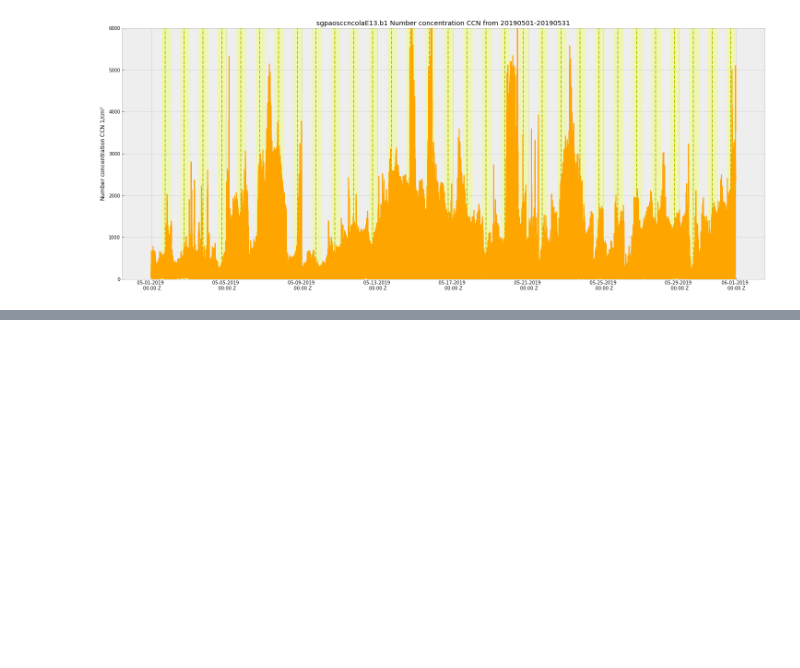
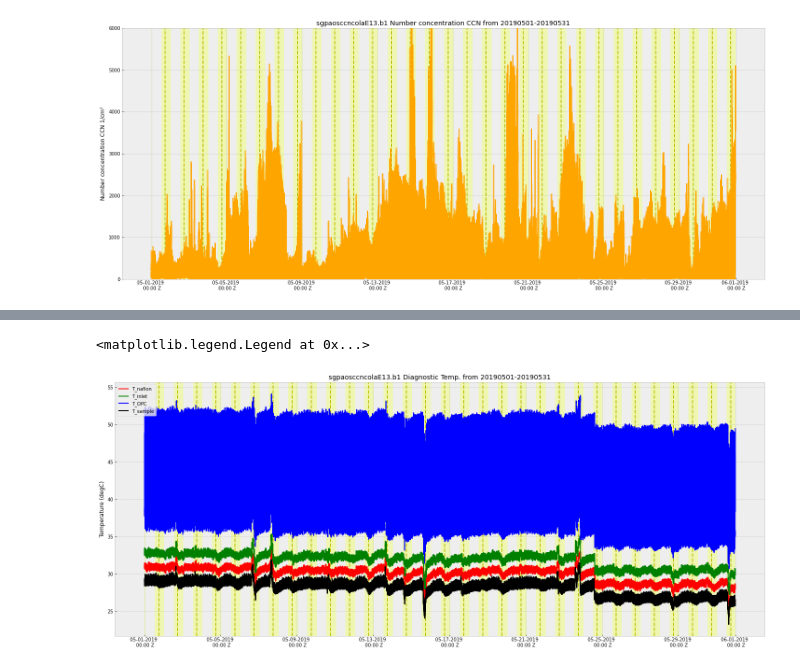
Before and after one commit to ReeseMishler/Work-File, a Jupyter notebook: AOS Proj.ipynb, the cells around one changed output, grey strips where cells are left out. Cells and saved outputs as stored; diff of their text form; code cells hidden in the pictures; blank space fills up the shorter version.

```diff
--- a/AOS Proj.ipynb
+++ b/AOS Proj.ipynb
@@ -361,0 +399,21 @@ Text(0, 0.5, 'Number concentration CCN 1/cm$^{3}$')
+# %%
+strt_day=1
+plt.style.use("bmh")
+fig,ax1 = plt.subplots(1,1,figsize=(25,10))
+ax1.plot(dsA4['time'],dsA4['T_nafion'], color = 'red', label='T_nafion',zorder=3)
+ax1.plot(dsA4['time'],dsA4['T_inlet'], color = 'green', label='T_inlet',zorder=3)
+ax1.plot(dsA4['time'],dsA4['T_OPC'], color = 'blue', label='T_OPC',zorder=3)
+ax1.plot(dsA4['time'],dsA4['T_sample'], color = 'black', label='T_sample',zorder=3)
+counter = strt_day
+for i in range(31):
+    plt.axvspan('2019-05-'+'{:0>2}'.format(counter)+'T00:00:30.000000000','2019-05-'+'{:0>2}'.format(counter)+'T00:59:30.000000000', facecolor='#efff77', alpha=0.5, zorder=1)
+    plt.axvspan('2019-05-'+'{:0>2}'.format(counter)+'T12:59:30.000000000','2019-05-'+'{:0>2}'.format(counter)+'T23:59:30.000000000', facecolor='#efff77', alpha=0.5, zorder=1)
+    plt.axvline('2019-05-'+'{:0>2}'.format(counter)+'T17:59:30.000000000', color='y', linestyle='--')
+    counter += 1
+ax1.set_title("sgpaosccncolaE13.b1 Diagnostic Temp. from 20190501-20190531")
+ax1.xaxis.set_major_formatter(mpl.dates.DateFormatter('%m-%d-%Y \n %H:%M Z'))
+ax1.set_ylabel('Temperature (degC)', color='black')
+ax1.legend(loc = 'upper left')
+# %% [output]
+<matplotlib.legend.Legend at 0x...>
+[figure, added]
```
Also changed, not shown: parts of 3 cells of this notebook.
